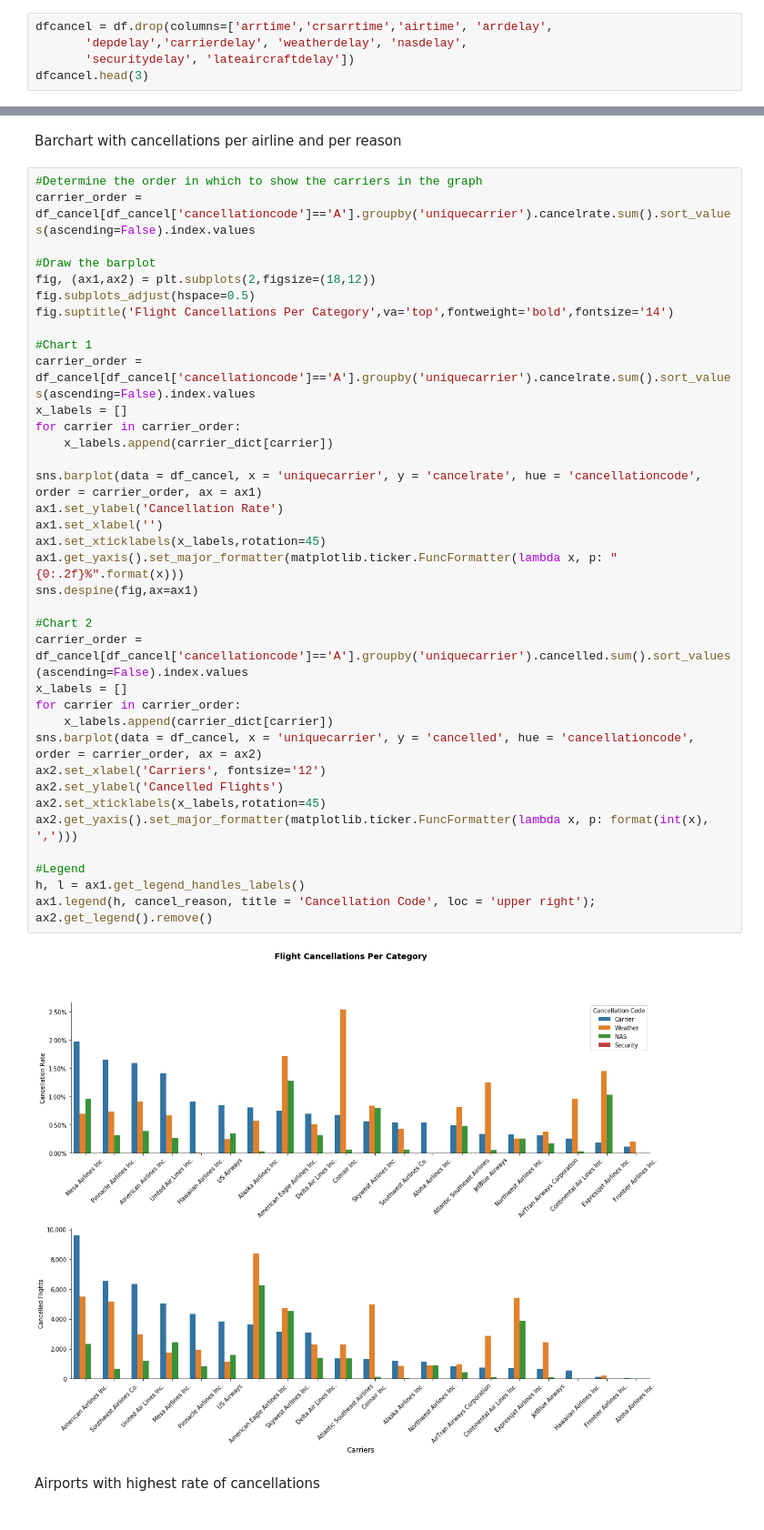
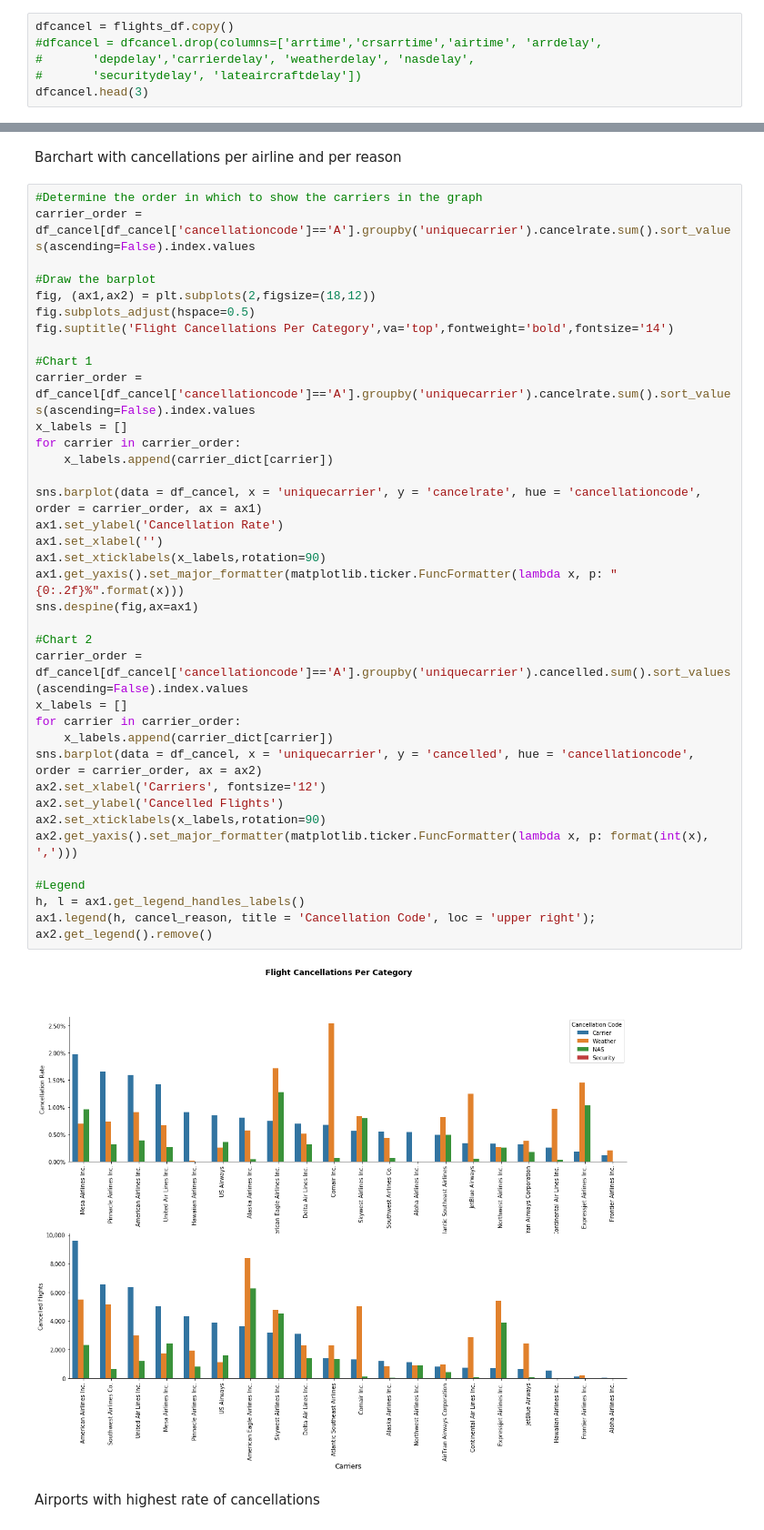
Before and after one commit to MihaiECh/FlightsAnalysis, a Jupyter notebook: FlightsAnalysis.ipynb, the cells around one changed output, grey strips where cells are left out. Shown at 91% size. Cells and saved outputs as stored; diff of their text form.

Commit message:
feat: Added charts for delay and cancellation distribution

```diff
--- a/FlightsAnalysis.ipynb
+++ b/FlightsAnalysis.ipynb
@@ -417,8 +437,9 @@ df[df.distance < 100][['origin','dest']]
 # %%
 df = pd.read_csv('flights_clean.csv')
 # %%
-dfcancel = df.drop(columns=['arrtime','crsarrtime','airtime', 'arrdelay',
-       'depdelay','carrierdelay', 'weatherdelay', 'nasdelay',
-       'securitydelay', 'lateaircraftdelay'])
+dfcancel = flights_df.copy()
+#dfcancel = dfcancel.drop(columns=['arrtime','crsarrtime','airtime', 'arrdelay',
+#       'depdelay','carrierdelay', 'weatherdelay', 'nasdelay',
+#       'securitydelay', 'lateaircraftdelay'])
 dfcancel.head(3)
 # %% [output]
@@ -875,36 +892,36 @@ fig, (ax1,ax2) = plt.subplots(2,figsize=(18,12))
 fig.subplots_adjust(hspace=0.5)
 fig.suptitle('Flight Cancellations Per Category',va='top',fontweight='bold',fontsize='14')
 
 #Chart 1
 carrier_order = df_cancel[df_cancel['cancellationcode']=='A'].groupby('uniquecarrier').cancelrate.sum().sort_values(ascending=False).index.values
 x_labels = []
 for carrier in carrier_order:
     x_labels.append(carrier_dict[carrier])
 
 sns.barplot(data = df_cancel, x = 'uniquecarrier', y = 'cancelrate', hue = 'cancellationcode', order = carrier_order, ax = ax1)
 ax1.set_ylabel('Cancellation Rate')
 ax1.set_xlabel('')
-ax1.set_xticklabels(x_labels,rotation=45)
+ax1.set_xticklabels(x_labels,rotation=90)
 ax1.get_yaxis().set_major_formatter(matplotlib.ticker.FuncFormatter(lambda x, p: "{0:.2f}%".format(x)))
 sns.despine(fig,ax=ax1)
 
 #Chart 2
 carrier_order = df_cancel[df_cancel['cancellationcode']=='A'].groupby('uniquecarrier').cancelled.sum().sort_values(ascending=False).index.values
 x_labels = []
 for carrier in carrier_order:
     x_labels.append(carrier_dict[carrier])
 sns.barplot(data = df_cancel, x = 'uniquecarrier', y = 'cancelled', hue = 'cancellationcode', order = carrier_order, ax = ax2)
 ax2.set_xlabel('Carriers', fontsize='12')
 ax2.set_ylabel('Cancelled Flights')
-ax2.set_xticklabels(x_labels,rotation=45)
+ax2.set_xticklabels(x_labels,rotation=90)
 ax2.get_yaxis().set_major_formatter(matplotlib.ticker.FuncFormatter(lambda x, p: format(int(x), ',')))
 
 #Legend
 h, l = ax1.get_legend_handles_labels()
 ax1.legend(h, cancel_reason, title = 'Cancellation Code', loc = 'upper right');
 ax2.get_legend().remove()
 # %% [output]
-[figure, old version]
+[figure, new version]
 # %% [markdown]
 Airports with highest rate of cancellations
 # %% [markdown]
```
Also changed, not shown: parts of 10 cells of this notebook.
